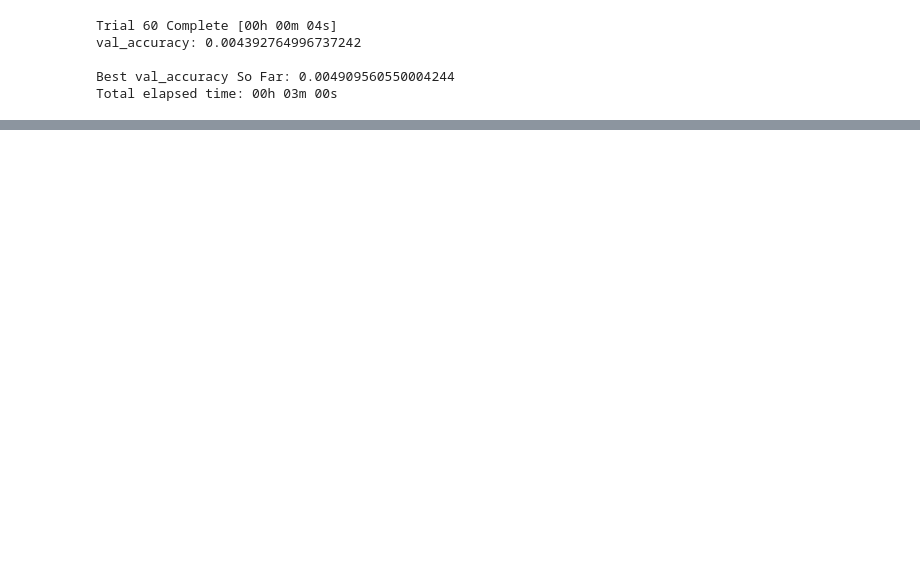
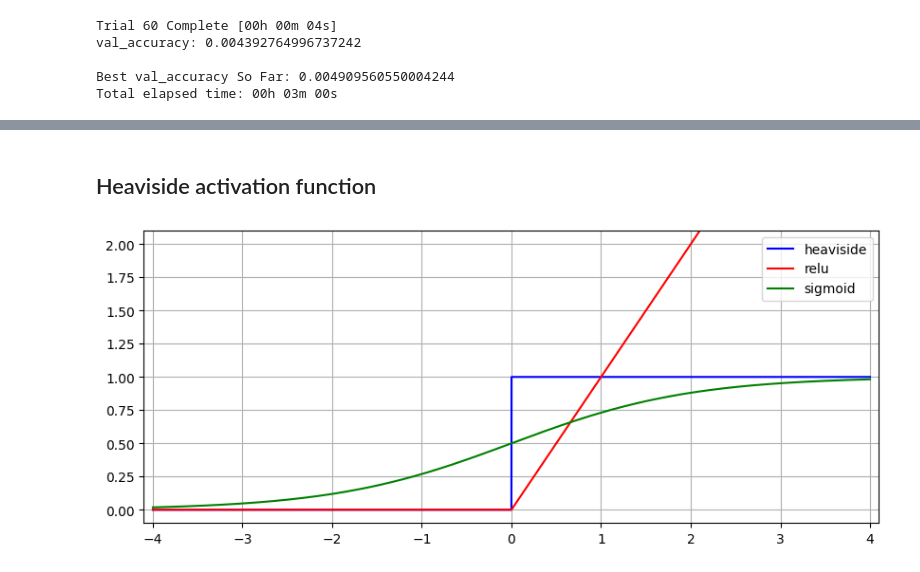
Before and after one commit to juliovr/homl, a Jupyter notebook: 10_introduction_to_ann_with_keras.ipynb, the cells around one changed output, grey strips where cells are left out. Saved outputs shown, nothing was run; the diff lists cells and outputs as text; code cells hidden in the pictures; blank space fills up the shorter version.

```diff
--- a/10_introduction_to_ann_with_keras.ipynb
+++ b/10_introduction_to_ann_with_keras.ipynb
@@ -946,0 +954,32 @@ Total elapsed time: 00h 03m 00s
+# %% [markdown]
+## Heaviside activation function
+# %%
+import matplotlib.pyplot as plt
+import math
+
+def heaviside(x):
+    return 0.0 if x < 0.0 else 1.0
+
+def relu(x):
+    return 0.0 if x < 0.0 else x
+
+def sigmoid(x):
+    return 1.0 / (1.0 + math.exp(-x))
+
+X = np.linspace(-4.0, 4.0, 10000)
+heaviside_y = np.vectorize(heaviside)(X)
+relu_y = np.vectorize(relu)(X)
+sigmoid_y = np.vectorize(sigmoid)(X)
+
+plt.figure(figsize=(10, 4))
+
+plt.plot(X, heaviside_y, "b-", label="heaviside")
+plt.plot(X, relu_y, "r-", label="relu")
+plt.plot(X, sigmoid_y, "g-", label="sigmoid")
+
+plt.legend()
+plt.axis([-4.1, 4.1, -0.1, 2.1])
+plt.grid()
+plt.show()
+# %% [output]
+[figure, added]
```
Also changed, not shown: parts of 27 cells of this notebook.
